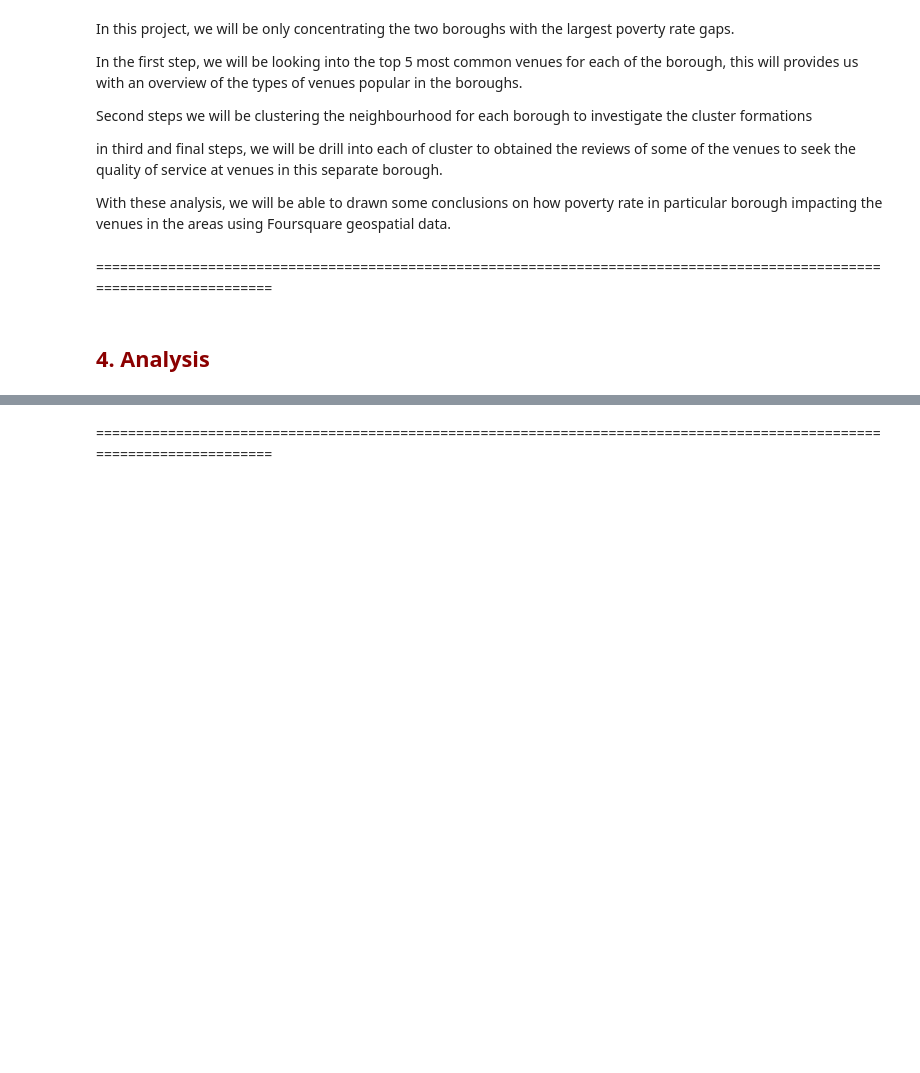
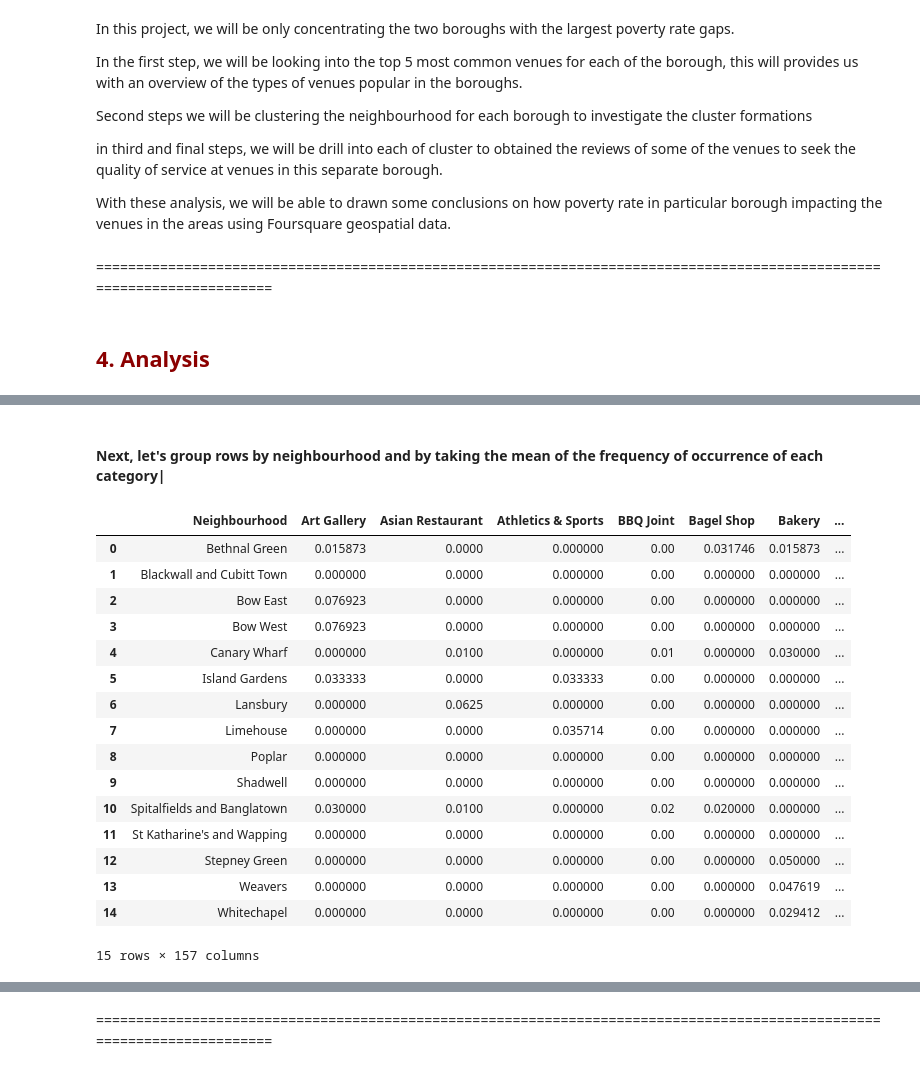
Before and after one commit to sinwee1976/Capstone_project_The_Battle_of_Neighborhood, a Jupyter notebook: The_Battle_of_London_Boroughs - Week 2.ipynb, the cells around one changed output, grey strips where cells are left out. Drawn from its saved outputs; the diff is of its cells as text; code cells hidden in the pictures; blank space fills up the shorter version.

```diff
--- a/The_Battle_of_London_Boroughs - Week 2.ipynb
+++ b/The_Battle_of_London_Boroughs - Week 2.ipynb
@@ -423,0 +430,12 @@ With these analysis, we will be able to drawn some conclusions on how poverty ra
+# %%
+# one hot encoding
+TH_onehot = pd.get_dummies(TH_venues[['Venue Category']], prefix="", prefix_sep="")
+
+# add neighborhood column back to dataframe
+TH_onehot['Neighbourhood'] = TH_venues['Neighbourhood']
+
+# move neighborhood column to the first column
+fixed_columns = [TH_onehot.columns[-1]] + list(TH_onehot.columns[:-1])
+TH_onehot = TH_onehot[fixed_columns]
+
+TH_onehot.head()
@@ -423,0 +472,23 @@ With these analysis, we will be able to drawn some conclusions on how poverty ra
+# %% [markdown]
+#### Next, let's group rows by neighbourhood and by taking the mean of the frequency of occurrence of each category|
+# %%
+TH_grouped = TH_onehot.groupby('Neighbourhood').mean().reset_index()
+TH_grouped
+# %% [output]
+|  | Neighbourhood | Art Gallery | Asian Restaurant | Athletics & Sports | BBQ Joint | Bagel Shop | Bakery | ... |
+| 0 | Bethnal Green | 0.015873 | 0.0000 | 0.000000 | 0.00 | 0.031746 | 0.015873 | ... |
+| 1 | Blackwall and Cubitt Town | 0.000000 | 0.0000 | 0.000000 | 0.00 | 0.000000 | 0.000000 | ... |
+| 2 | Bow East | 0.076923 | 0.0000 | 0.000000 | 0.00 | 0.000000 | 0.000000 | ... |
+| 3 | Bow West | 0.076923 | 0.0000 | 0.000000 | 0.00 | 0.000000 | 0.000000 | ... |
+| 4 | Canary Wharf | 0.000000 | 0.0100 | 0.000000 | 0.01 | 0.000000 | 0.030000 | ... |
+| 5 | Island Gardens | 0.033333 | 0.0000 | 0.033333 | 0.00 | 0.000000 | 0.000000 | ... |
+| 6 | Lansbury | 0.000000 | 0.0625 | 0.000000 | 0.00 | 0.000000 | 0.000000 | ... |
+| 7 | Limehouse | 0.000000 | 0.0000 | 0.035714 | 0.00 | 0.000000 | 0.000000 | ... |
+| 8 | Poplar | 0.000000 | 0.0000 | 0.000000 | 0.00 | 0.000000 | 0.000000 | ... |
+| 9 | Shadwell | 0.000000 | 0.0000 | 0.000000 | 0.00 | 0.000000 | 0.000000 | ... |
+| 10 | Spitalfields and Banglatown | 0.030000 | 0.0100 | 0.000000 | 0.02 | 0.020000 | 0.000000 | ... |
+| 11 | St Katharine's and Wapping | 0.000000 | 0.0000 | 0.000000 | 0.00 | 0.000000 | 0.000000 | ... |
+| 12 | Stepney Green | 0.000000 | 0.0000 | 0.000000 | 0.00 | 0.000000 | 0.050000 | ... |
+| 13 | Weavers | 0.000000 | 0.0000 | 0.000000 | 0.00 | 0.000000 | 0.047619 | ... |
+| 14 | Whitechapel | 0.000000 | 0.0000 | 0.000000 | 0.00 | 0.000000 | 0.029412 | ... |
+15 rows × 157 columns
```
Also changed, not shown: parts of 53 cells of this notebook.
